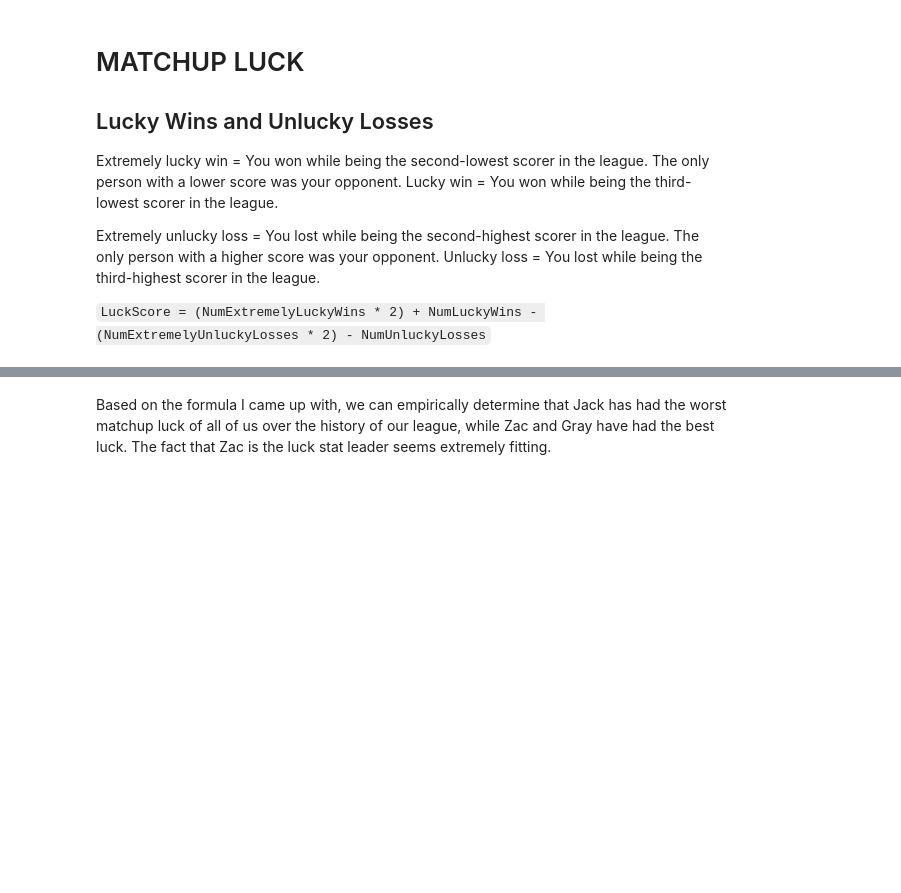
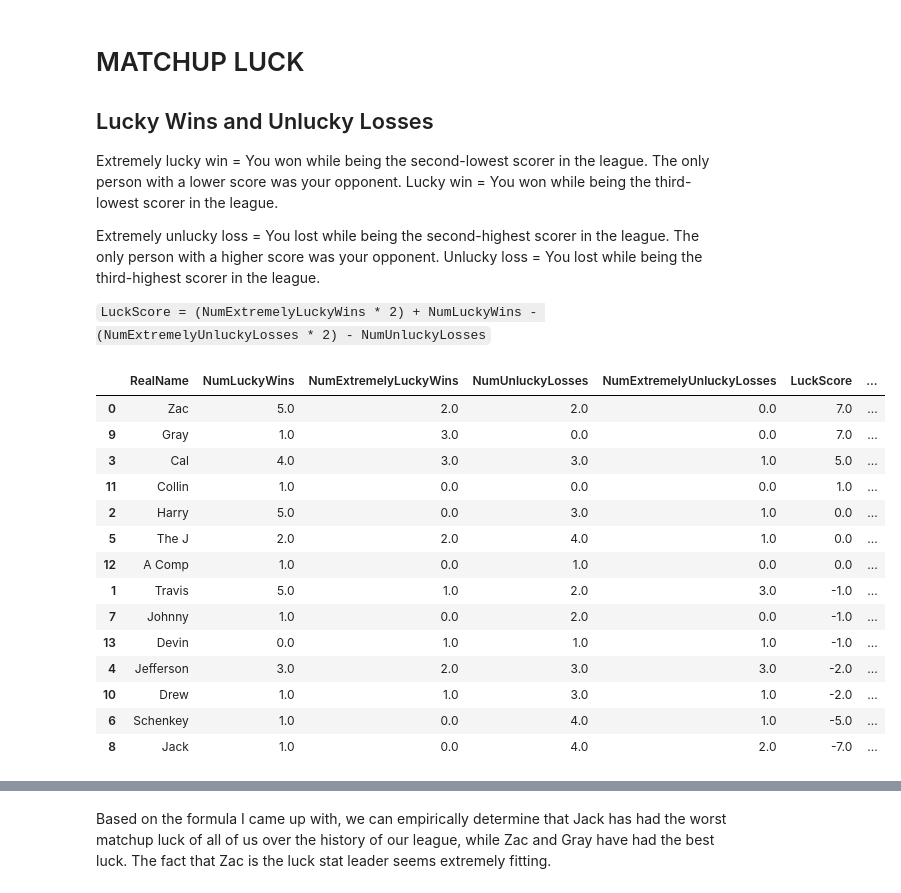
Before and after one commit to tthompson691/FFPlayground, a Jupyter notebook: src/visuals.ipynb, the cells around one changed output, grey strips where cells are left out. Drawn from its saved outputs; the diff is of its cells as text; code cells hidden in the pictures; blank space fills up the shorter version.

```diff
--- a/src/visuals.ipynb
+++ b/src/visuals.ipynb
@@ -46,12 +48,30 @@ lucky_wins_df = pd.read_sql(query, con=con)
 # %%
 ## MERGE, CALC, SORT ##
 luck_df = lucky_wins_df.merge(right=extremely_lucky_wins_df, how="outer", on="RealName").merge(
     right=unlucky_losses_df, how="outer", on="RealName"
 ).merge(
     right=extremely_unlucky_losses_df, how="outer", on="RealName"
 ).fillna(0)
 luck_df["LuckScore"] = luck_df["NumLuckyWins"] + luck_df["NumExtremelyLuckyWins"] * 2 - luck_df["NumUnluckyLosses"] - (luck_df["NumExtremelyUnluckyLosses"] * 2)
+luck_df["BarColor"] = luck_df["LuckScore"].apply(lambda x: (abs(x/10), 0, 0) if x <=0 else (0, x/10, 0))
 luck_df = luck_df.sort_values(by="LuckScore", ascending=False)
+luck_df
+# %% [output]
+|  | RealName | NumLuckyWins | NumExtremelyLuckyWins | NumUnluckyLosses | NumExtremelyUnluckyLosses | LuckScore | ... |
+| 0 | Zac | 5.0 | 2.0 | 2.0 | 0.0 | 7.0 | ... |
+| 9 | Gray | 1.0 | 3.0 | 0.0 | 0.0 | 7.0 | ... |
+| 3 | Cal | 4.0 | 3.0 | 3.0 | 1.0 | 5.0 | ... |
+| 11 | Collin | 1.0 | 0.0 | 0.0 | 0.0 | 1.0 | ... |
+| 2 | Harry | 5.0 | 0.0 | 3.0 | 1.0 | 0.0 | ... |
+| 5 | The J | 2.0 | 2.0 | 4.0 | 1.0 | 0.0 | ... |
+| 12 | A Comp | 1.0 | 0.0 | 1.0 | 0.0 | 0.0 | ... |
+| 1 | Travis | 5.0 | 1.0 | 2.0 | 3.0 | -1.0 | ... |
+| 7 | Johnny | 1.0 | 0.0 | 2.0 | 0.0 | -1.0 | ... |
+| 13 | Devin | 0.0 | 1.0 | 1.0 | 1.0 | -1.0 | ... |
+| 4 | Jefferson | 3.0 | 2.0 | 3.0 | 3.0 | -2.0 | ... |
+| 10 | Drew | 1.0 | 1.0 | 3.0 | 1.0 | -2.0 | ... |
+| 6 | Schenkey | 1.0 | 0.0 | 4.0 | 1.0 | -5.0 | ... |
+| 8 | Jack | 1.0 | 0.0 | 4.0 | 2.0 | -7.0 | ... |
 # %%
 ## PLOT ##
 
```
Also changed, not shown: parts of 3 cells of this notebook.
